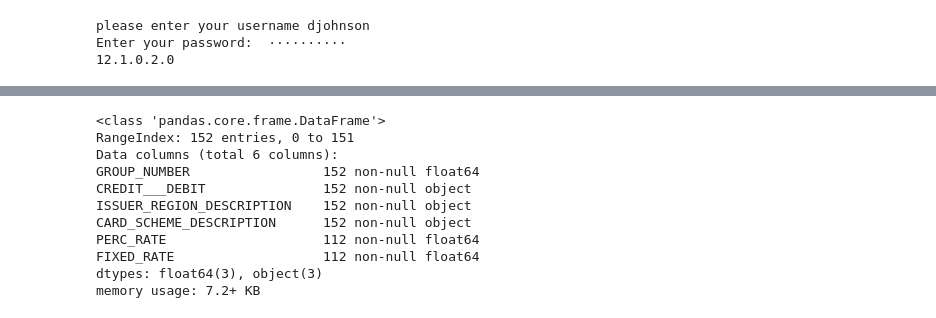
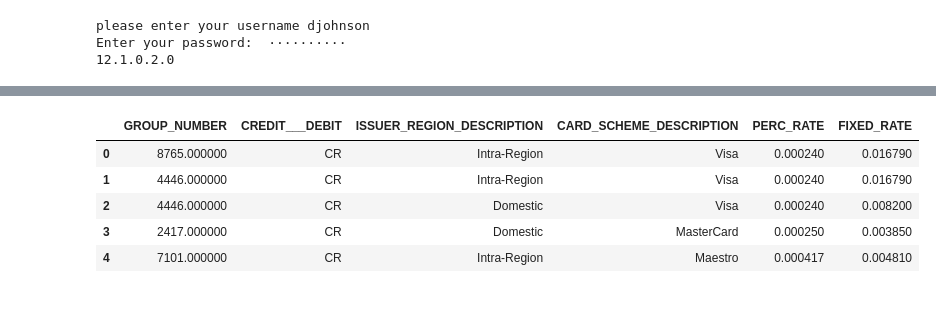
Before and after one commit to dbjohnsonii/work_portfolio, a Jupyter notebook: barclays_theoretical_sfs.ipynb, the cells around one changed output, grey strips where cells are left out. Cells and saved outputs as stored; diff of their text form; code cells hidden in the pictures.

```diff
--- a/barclays_theoretical_sfs.ipynb
+++ b/barclays_theoretical_sfs.ipynb
@@ -85,16 +231,11 @@ memory usage: 68.6+ KB
 # %%
-df2_working.info()
+df2_working.head()
 # %% [output]
-<class 'pandas.core.frame.DataFrame'>
-RangeIndex: 152 entries, 0 to 151
-Data columns (total 6 columns):
-GROUP_NUMBER                 152 non-null float64
-CREDIT___DEBIT               152 non-null object
-ISSUER_REGION_DESCRIPTION    152 non-null object
-CARD_SCHEME_DESCRIPTION      152 non-null object
-PERC_RATE                    112 non-null float64
-FIXED_RATE                   112 non-null float64
-dtypes: float64(3), object(3)
-memory usage: 7.2+ KB
+|  | GROUP_NUMBER | CREDIT___DEBIT | ISSUER_REGION_DESCRIPTION | CARD_SCHEME_DESCRIPTION | PERC_RATE | FIXED_RATE |
+| 0 | 8765.000000 | CR | Intra-Region | Visa | 0.000240 | 0.016790 |
+| 1 | 4446.000000 | CR | Intra-Region | Visa | 0.000240 | 0.016790 |
+| 2 | 4446.000000 | CR | Domestic | Visa | 0.000240 | 0.008200 |
+| 3 | 2417.000000 | CR | Domestic | MasterCard | 0.000250 | 0.003850 |
+| 4 | 7101.000000 | CR | Intra-Region | Maestro | 0.000417 | 0.004810 |
 # %%
 master_data_set=pd.merge(df1_working,df2_working,how='left',on=['GROUP_NUMBER','CREDIT___DEBIT','ISSUER_REGION_DESCRIPTION','CARD_SCHEME_DESCRIPTION'])
```
Also changed, not shown: parts of 46 cells of this notebook.
